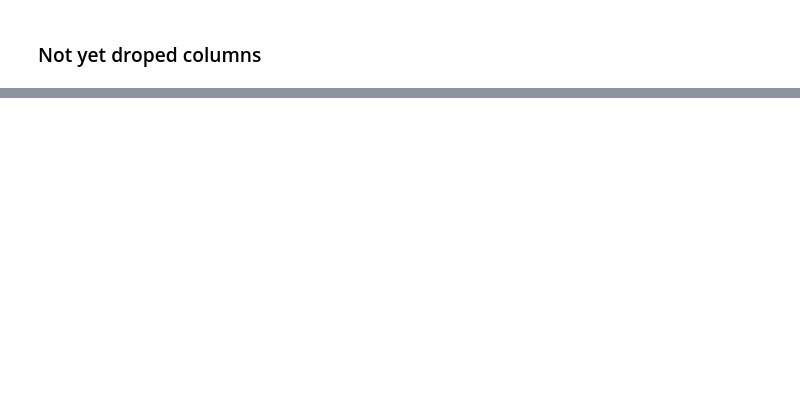
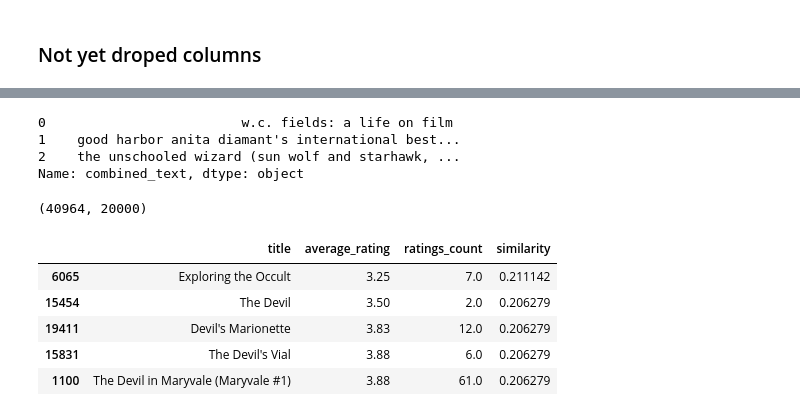
Before and after one commit to KRA96/The_Book_Thrift, a Jupyter notebook: goodreads_book/eda_goodreads.ipynb, the cells around one changed output, grey strips where cells are left out. Drawn from its saved outputs; the diff is of its cells as text; code cells hidden in the pictures; blank space fills up the shorter version.

Commit message:
book similarity and clusting

```diff
--- a/goodreads_book/eda_goodreads.ipynb
+++ b/goodreads_book/eda_goodreads.ipynb
@@ -213,0 +266,9 @@ df_eng.shape
+# %%
+df_eng["combined_text"] = df_eng.apply(build_combined_text, axis=1)
+# %%
+df_eng["combined_text"].head(3)
+# %% [output]
+0                         w.c. fields: a life on film
+1    good harbor anita diamant's international best...
+2    the unschooled wizard (sun wolf and starhawk, ...
+Name: combined_text, dtype: object
@@ -213,0 +278,13 @@ df_eng.shape
+# %%
+vectorizer = TfidfVectorizer(
+    stop_words="english",   # remove English common words (the, and, of...)
+    max_features=20000,     # only keep the top 20,000 "informative" words
+    min_df=5,               # at least appear in 5 books
+    max_df=0.8              # if a word appears in more than 80% of books, consider it uninformative
+)
+# %%
+tfidf_matrix = vectorizer.fit_transform(df_eng["combined_text"])
+
+tfidf_matrix.shape
+# %% [output]
+(40964, 20000)
@@ -213,0 +294,29 @@ df_eng.shape
+# %%
+def get_similar_books_by_index(book_idx, top_n=5):
+    """
+    input：book_idx，output：the most similar top_n books
+    """
+    # 1. get the vector for the given book
+    book_vec = tfidf_matrix[book_idx]   # 1 x N
+
+    # 2. compute cosine similarity with all books
+    sim_scores = cosine_similarity(book_vec, tfidf_matrix).ravel()
+
+    # 3. sort and remove self
+    # argsort from small to large, we take the last top_n+1, then remove self
+    top_indices = np.argsort(sim_scores)[- (top_n + 1) :][::-1]  # from large to small
+    top_indices = [idx for idx in top_indices if idx != book_idx][:top_n]
+
+    # 4. return a DataFrame
+    result = df_eng.loc[top_indices, ["title", "average_rating", "ratings_count"]].copy()
+    result["similarity"] = sim_scores[top_indices]
+    return result
+# %%
+get_similar_books_by_index(9, top_n=5)
+# %% [output]
+|  | title | average_rating | ratings_count | similarity |
+| 6065 | Exploring the Occult | 3.25 | 7.0 | 0.211142 |
+| 15454 | The Devil | 3.50 | 2.0 | 0.206279 |
+| 19411 | Devil's Marionette | 3.83 | 12.0 | 0.206279 |
+| 15831 | The Devil's Vial | 3.88 | 6.0 | 0.206279 |
+| 1100 | The Devil in Maryvale (Maryvale #1) | 3.88 | 61.0 | 0.206279 |
```
Also changed, not shown: parts of 17 cells of this notebook.
